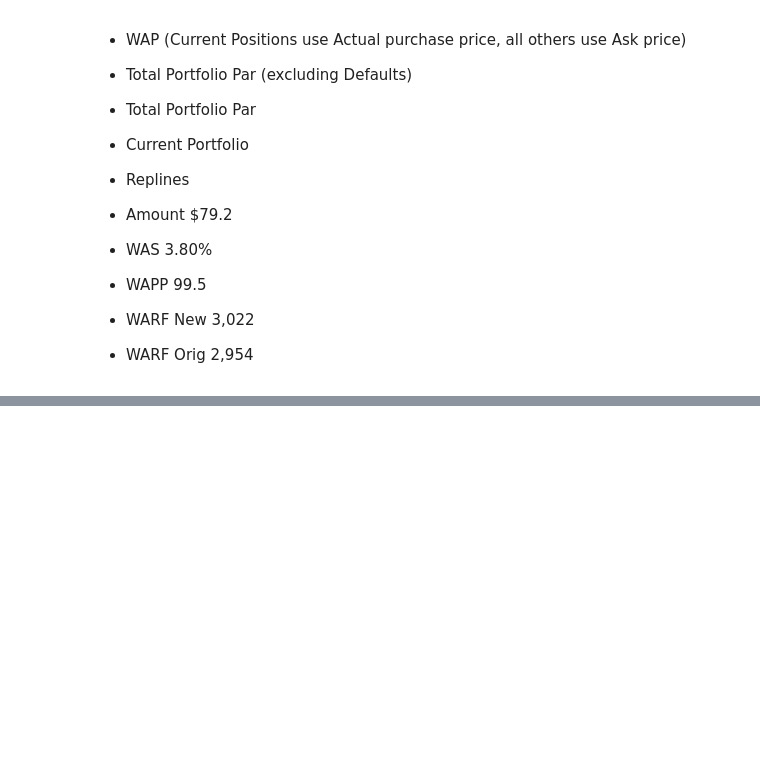
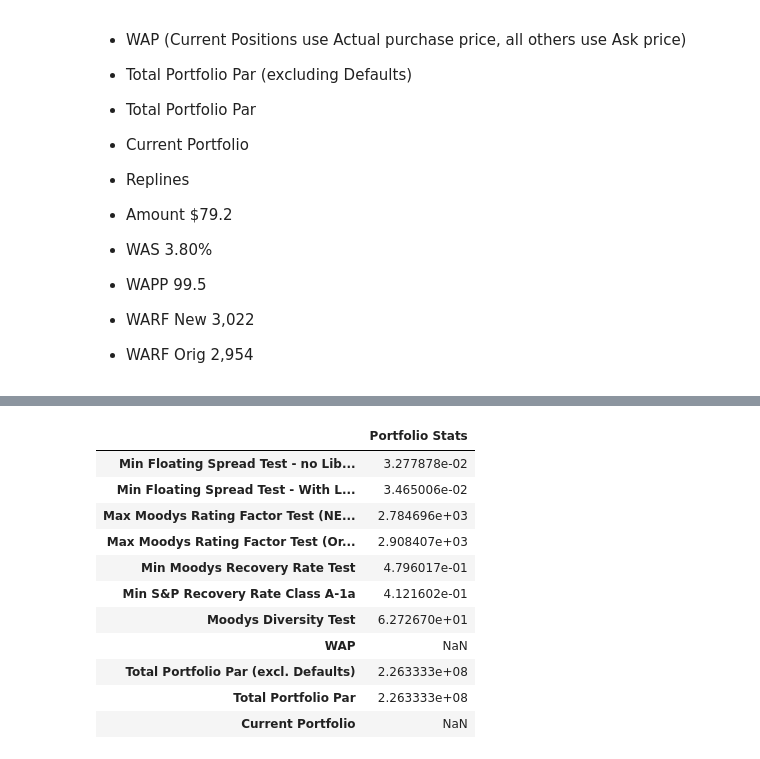
Before and after one commit to joshknechtel-gs/RM-IT, a Jupyter notebook: CLO Model Portfolio.ipynb, the cells around one changed output, grey strips where cells are left out. Drawn from its saved outputs; the diff is of its cells as text; code cells hidden in the pictures; blank space fills up the shorter version.

```diff
--- a/CLO Model Portfolio.ipynb
+++ b/CLO Model Portfolio.ipynb
@@ -401,6 +333,6 @@ model_port.loc[model_port['Default']=='Y','Par_no_default'] = 0
 # %%
 def Port_stats(model_df):
-    Port_stats_df = pd.Dataframe(np.nan,index=['Min Floating Spread Test - no Libor Floors',
+    Port_stats_df = pd.DataFrame(np.nan,index=['Min Floating Spread Test - no Libor Floors',
         'Min Floating Spread Test - With Libor Floors',
         'Max Moodys Rating Factor Test (NEW WARF)',
         'Max Moodys Rating Factor Test (Orig WARF)',
@@ -408,23 +340,33 @@ def Port_stats(model_df):
         'Min S&P Recovery Rate Class A-1a',
         'Moodys Diversity Test',
         'WAP',
-        'Total Portfolio Par (excl. Defaults)'
-        'Total Portfolio Par'
+        'Total Portfolio Par (excl. Defaults)',
+        'Total Portfolio Par',
         'Current Portfolio'],columns = ['Portfolio Stats'])
-    model_df['Par_no_default'] = model_df['Quantity']
-    model_df.loc[model_df['Default']=='Y','Par_no_default'] = 0
+    #model_df['Par_no_default'] = model_df['Quantity']
+    #model_df.loc[model_df['Default']=='Y','Par_no_default'] = 0
 
-    Port_stats_df['Min Floating Spread Test - no Libor Floors'] = model_df['Par_no_default']*model_df['Floating Spread']/sum(model_df['Par_no_default'])
-    Port_stats_df['Min Floating Spread Test - With Libor Floors'] = model_df['Par_no_desoufault']*model_df['All In Rate']/sum(model_df['Par_no_default'])
-    Port_stats_df['Max Moodys Rating Factor Test (NEW WARF)'] = model_df['Par_no_default']*model_df['Adj. WARF NEW']/sum(model_df['Par_no_default'])
-    Port_stats_df['Max Moodys Rating Factor Test (Orig WARF)'] = model_df['Par_no_default']*model_df['WARF']/sum(model_df['Par_no_default'])
-    Port_stats_df['Min Moodys Recovery Rate Test'] = model_df['Par_no_default']*model_df['Moodys Recovery Rate']/sum(model_df['Par_no_default'])
+    Port_stats_df.loc['Min Floating Spread Test - no Libor Floors','Portfolio Stats'] = \
+        (model_df['Par_no_default']*model_df['Floating Spread']).sum()/model_df['Par_no_default'].sum()
+    Port_stats_df.loc['Min Floating Spread Test - With Libor Floors','Portfolio Stats'] = \
+        (model_df['Par_no_default']*model_df['Adj. All in Rate']).sum()/model_df['Par_no_default'].sum()
+    Port_stats_df.loc['Max Moodys Rating Factor Test (NEW WARF)','Portfolio Stats'] = \
+        (model_df['Par_no_default']*model_df['Adj. WARF NEW']).sum()/model_df['Par_no_default'].sum()
+    Port_stats_df.loc['Max Moodys Rating Factor Test (Orig WARF)','Portfolio Stats'] = \
+        (model_df['Par_no_default']*model_df['WARF']).sum()/model_df['Par_no_default'].sum()
+    Port_stats_df.loc['Min Moodys Recovery Rate Test','Portfolio Stats'] = \
+        (model_df['Par_no_default']*model_df['Moodys Recovery Rate']).sum()/model_df['Par_no_default'].sum()
 
-    Port_stats_df['Min S&P Recovery Rate Class A-1a'] = model_df['Par_no_default']*model_df['Spread']/sum(model_df['Par_no_default'])
-    Port_stats_df['Moodys Diversity Test'] = model_df['Par_no_default']*model_df['Spread']/sum(model_df['Par_no_default'])
-    Port_stats_df['WAP'] = model_df['Par_no_default']*model_df['Spread']/sum(model_df['Par_no_default'])
-    Port_stats_df['Total Portfolio Par (excl. Defaults)'] = model_df['Par_no_default']*model_df['Spread']/sum(model_df['Par_no_default'])
-    Port_stats_df['Total Portfolio Par'] = model_df['Par_no_default']*model_df['Spread']/sum(model_df['Par_no_default'])
-    Port_stats_df['Current Portfolio'] = model_df['Par_no_default']*model_df['Spread']/sum(model_df['Par_no_default'])
+
+    Port_stats_df.loc['Min S&P Recovery Rate Class A-1a','Portfolio Stats'] = \
+        (model_df['Par_no_default']*model_df['S&P Recovery Rate (AAA)']).sum()/model_df['Par_no_default'].sum()
+    Port_stats_df.loc['Moodys Diversity Test','Portfolio Stats'] = diversity_score(model_df, ind_avg_eu)
+    #Port_stats_df.loc['WAP','Portfolio Stats'] = \
+    #    model_df['Par_no_default']*model_df['Spread']/sum(model_df['Par_no_default'])
+    Port_stats_df.loc['Total Portfolio Par (excl. Defaults)','Portfolio Stats'] = model_df['Par_no_default'].sum()
+    Port_stats_df.loc['Total Portfolio Par','Portfolio Stats'] = model_df['Quantity'].sum()
+
+    # current portfolio is Quantity + Add'l Amount (manual) TBA later
+    #Port_stats_df['Current Portfolio'] = model_df['Par_no_default']*model_df['Spread']/sum(model_df['Par_no_default'])
 
     return Port_stats_df
@@ -430,0 +384,15 @@ def Port_stats(model_df):
+# %%
+Port_stats(model_port)
+# %% [output]
+|  | Portfolio Stats |
+| Min Floating Spread Test - no Lib... | 3.277878e-02 |
+| Min Floating Spread Test - With L... | 3.465006e-02 |
+| Max Moodys Rating Factor Test (NE... | 2.784696e+03 |
+| Max Moodys Rating Factor Test (Or... | 2.908407e+03 |
+| Min Moodys Recovery Rate Test | 4.796017e-01 |
+| Min S&P Recovery Rate Class A-1a | 4.121602e-01 |
+| Moodys Diversity Test | 6.272670e+01 |
+| WAP | NaN |
+| Total Portfolio Par (excl. Defaults) | 2.263333e+08 |
+| Total Portfolio Par | 2.263333e+08 |
+| Current Portfolio | NaN |
```
Also changed, not shown: parts of 21 cells of this notebook, 1 other file.
